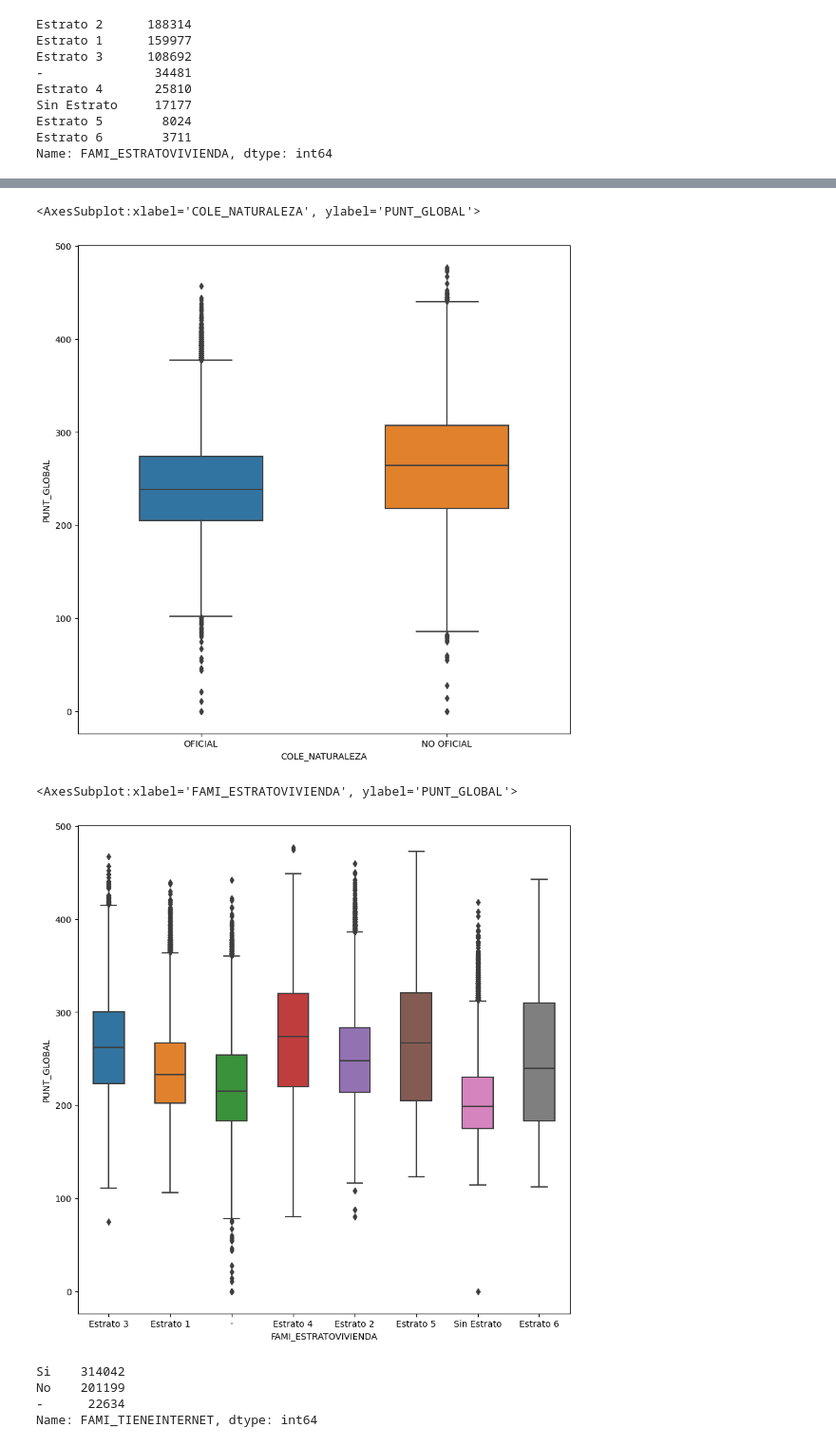
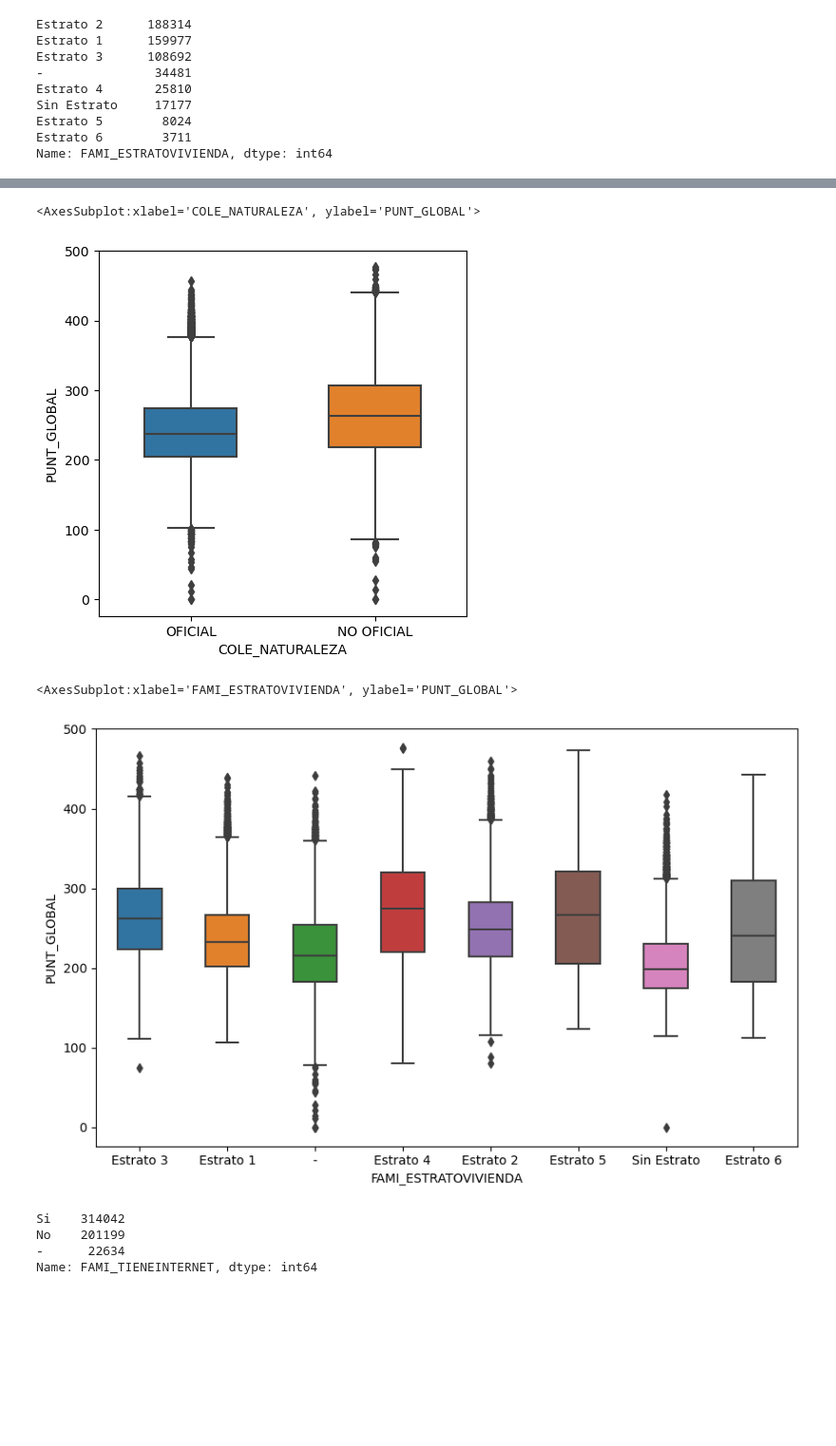
Before and after one commit to afrincon2/Data_Scientist, a Jupyter notebook: DataExplorationIcfes.ipynb, the cells around one changed output, grey strips where cells are left out. Shown at 95% size. Drawn from its saved outputs; the diff is of its cells as text; code cells hidden in the pictures; blank space fills up the shorter version.

```diff
--- a/DataExplorationIcfes.ipynb
+++ b/DataExplorationIcfes.ipynb
@@ -138,7 +138,7 @@ Estrato 5        8024
 Estrato 6        3711
 Name: FAMI_ESTRATOVIVIENDA, dtype: int64
 # %%
-plt.rcParams["figure.figsize"] = (10,10)
+plt.rcParams["figure.figsize"] = (5,5)
 sns.boxplot( x = 'COLE_BILINGUE',y = 'PUNT_GLOBAL', width=0.5, data = df)
 # %% [output]
 <AxesSubplot:xlabel='COLE_BILINGUE', ylabel='PUNT_GLOBAL'>
@@ -146,17 +146,17 @@ sns.boxplot( x = 'COLE_BILINGUE',y = 'PUNT_GLOBAL', width=0.5, data = df)
 # %%
-plt.rcParams["figure.figsize"] = (10,10)
+plt.rcParams["figure.figsize"] = (5,5)
 sns.boxplot( x = 'COLE_NATURALEZA',y = 'PUNT_GLOBAL', width=0.5, data = df)
 # %% [output]
 <AxesSubplot:xlabel='COLE_NATURALEZA', ylabel='PUNT_GLOBAL'>
-[figure, old version]
+[figure, new version]
 # %%
 df["FAMI_ESTRATOVIVIENDA"].value_counts()
 df.groupby(['FAMI_ESTRATOVIVIENDA']).mean()["PUNT_GLOBAL"]
-plt.rcParams["figure.figsize"] = (10,10)
+plt.rcParams["figure.figsize"] = (10,6)
 sns.boxplot( x = 'FAMI_ESTRATOVIVIENDA',y = 'PUNT_GLOBAL', width=0.5, data = df)
 # %% [output]
 <AxesSubplot:xlabel='FAMI_ESTRATOVIVIENDA', ylabel='PUNT_GLOBAL'>
-[figure, old version]
+[figure, new version]
 # %%
 df["FAMI_TIENEINTERNET"].value_counts()
 # %% [output]
```
Also changed, not shown: parts of 1 cell of this notebook.
